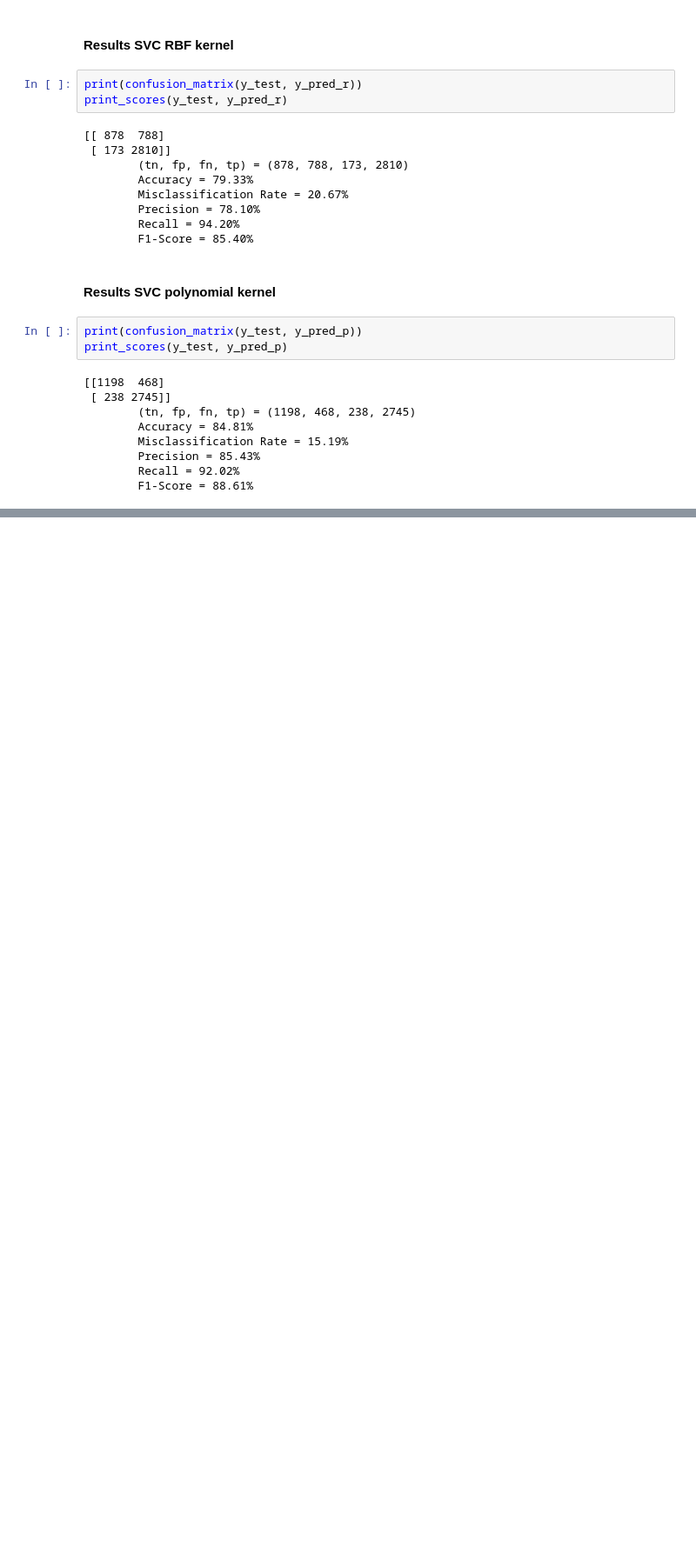
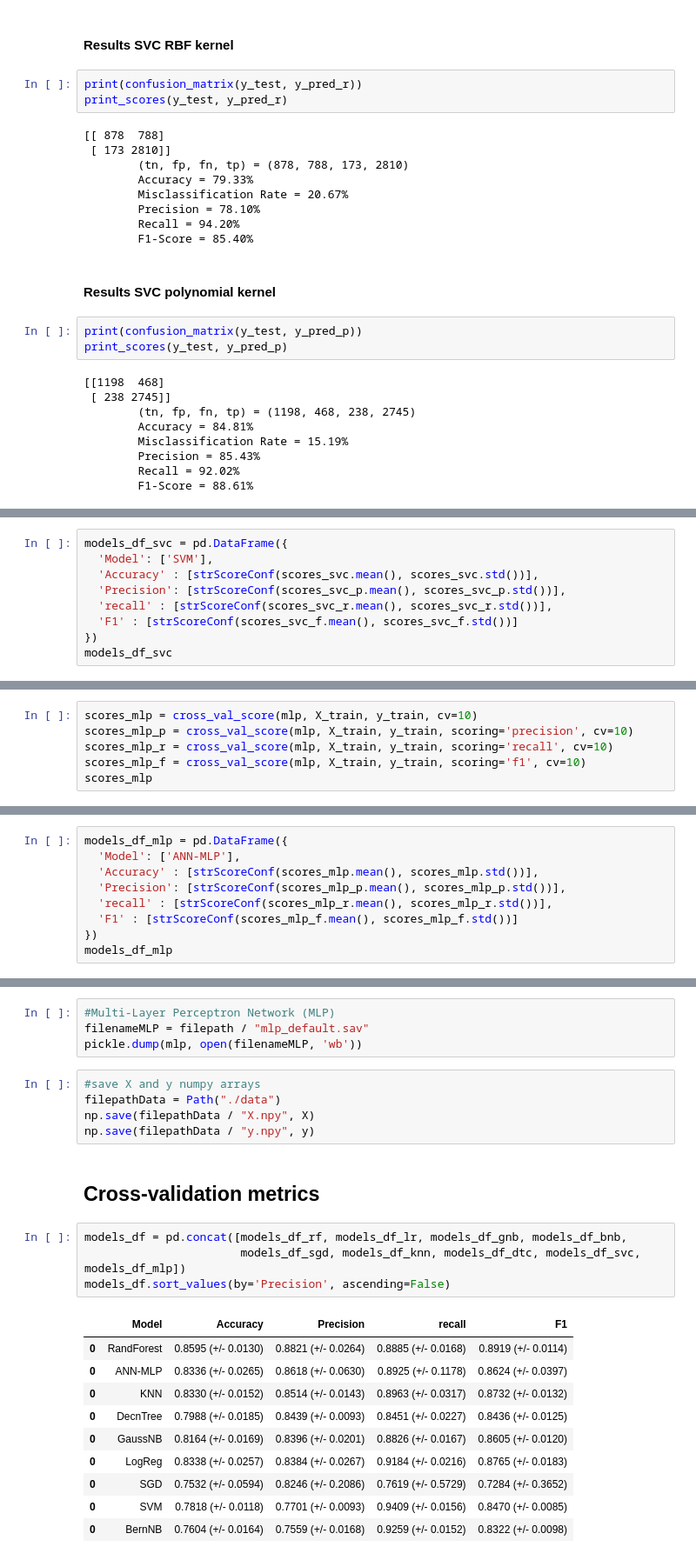
Before and after one commit to aalten77/wildfireassessment, a Jupyter notebook: Supervised Learning Burn Severity.ipynb, the cells around one changed output, grey strips where cells are left out. Shown at 87% size. Drawn from its saved outputs; the diff is of its cells as text; blank space fills up the shorter version.

```diff
--- a/Supervised Learning Burn Severity.ipynb
+++ b/Supervised Learning Burn Severity.ipynb
@@ -436,0 +622,9 @@ print_scores(y_test, y_pred_p)
+# %%
+models_df_svc = pd.DataFrame({
+  'Model': ['SVM'],
+  'Accuracy' : [strScoreConf(scores_svc.mean(), scores_svc.std())],
+  'Precision': [strScoreConf(scores_svc_p.mean(), scores_svc_p.std())],
+  'recall' : [strScoreConf(scores_svc_r.mean(), scores_svc_r.std())],
+  'F1' : [strScoreConf(scores_svc_f.mean(), scores_svc_f.std())]
+})
+models_df_svc
@@ -436,0 +673,6 @@ print_scores(y_test, y_pred_p)
+# %%
+scores_mlp = cross_val_score(mlp, X_train, y_train, cv=10)
+scores_mlp_p = cross_val_score(mlp, X_train, y_train, scoring='precision', cv=10)
+scores_mlp_r = cross_val_score(mlp, X_train, y_train, scoring='recall', cv=10)
+scores_mlp_f = cross_val_score(mlp, X_train, y_train, scoring='f1', cv=10)
+scores_mlp
@@ -436,0 +682,9 @@ print_scores(y_test, y_pred_p)
+# %%
+models_df_mlp = pd.DataFrame({
+  'Model': ['ANN-MLP'],
+  'Accuracy' : [strScoreConf(scores_mlp.mean(), scores_mlp.std())],
+  'Precision': [strScoreConf(scores_mlp_p.mean(), scores_mlp_p.std())],
+  'recall' : [strScoreConf(scores_mlp_r.mean(), scores_mlp_r.std())],
+  'F1' : [strScoreConf(scores_mlp_f.mean(), scores_mlp_f.std())]
+})
+models_df_mlp
@@ -436,0 +739,26 @@ print_scores(y_test, y_pred_p)
+# %%
+#Multi-Layer Perceptron Network (MLP)
+filenameMLP = filepath / "mlp_default.sav"
+pickle.dump(mlp, open(filenameMLP, 'wb'))
+# %%
+#save X and y numpy arrays
+filepathData = Path("./data")
+np.save(filepathData / "X.npy", X)
+np.save(filepathData / "y.npy", y)
+# %% [markdown]
+## Cross-validation metrics
+# %%
+models_df = pd.concat([models_df_rf, models_df_lr, models_df_gnb, models_df_bnb,
+                       models_df_sgd, models_df_knn, models_df_dtc, models_df_svc, models_df_mlp])
+models_df.sort_values(by='Precision', ascending=False)
+# %% [output]
+|  | Model | Accuracy | Precision | recall | F1 |
+| 0 | RandForest | 0.8595 (+/- 0.0130) | 0.8821 (+/- 0.0264) | 0.8885 (+/- 0.0168) | 0.8919 (+/- 0.0114) |
+| 0 | ANN-MLP | 0.8336 (+/- 0.0265) | 0.8618 (+/- 0.0630) | 0.8925 (+/- 0.1178) | 0.8624 (+/- 0.0397) |
+| 0 | KNN | 0.8330 (+/- 0.0152) | 0.8514 (+/- 0.0143) | 0.8963 (+/- 0.0317) | 0.8732 (+/- 0.0132) |
+| 0 | DecnTree | 0.7988 (+/- 0.0185) | 0.8439 (+/- 0.0093) | 0.8451 (+/- 0.0227) | 0.8436 (+/- 0.0125) |
+| 0 | GaussNB | 0.8164 (+/- 0.0169) | 0.8396 (+/- 0.0201) | 0.8826 (+/- 0.0167) | 0.8605 (+/- 0.0120) |
+| 0 | LogReg | 0.8338 (+/- 0.0257) | 0.8384 (+/- 0.0267) | 0.9184 (+/- 0.0216) | 0.8765 (+/- 0.0183) |
+| 0 | SGD | 0.7532 (+/- 0.0594) | 0.8246 (+/- 0.2086) | 0.7619 (+/- 0.5729) | 0.7284 (+/- 0.3652) |
+| 0 | SVM | 0.7818 (+/- 0.0118) | 0.7701 (+/- 0.0093) | 0.9409 (+/- 0.0156) | 0.8470 (+/- 0.0085) |
+| 0 | BernNB | 0.7604 (+/- 0.0164) | 0.7559 (+/- 0.0168) | 0.9259 (+/- 0.0152) | 0.8322 (+/- 0.0098) |
```
Also changed, not shown: parts of 52 cells of this notebook, 3 other files.
